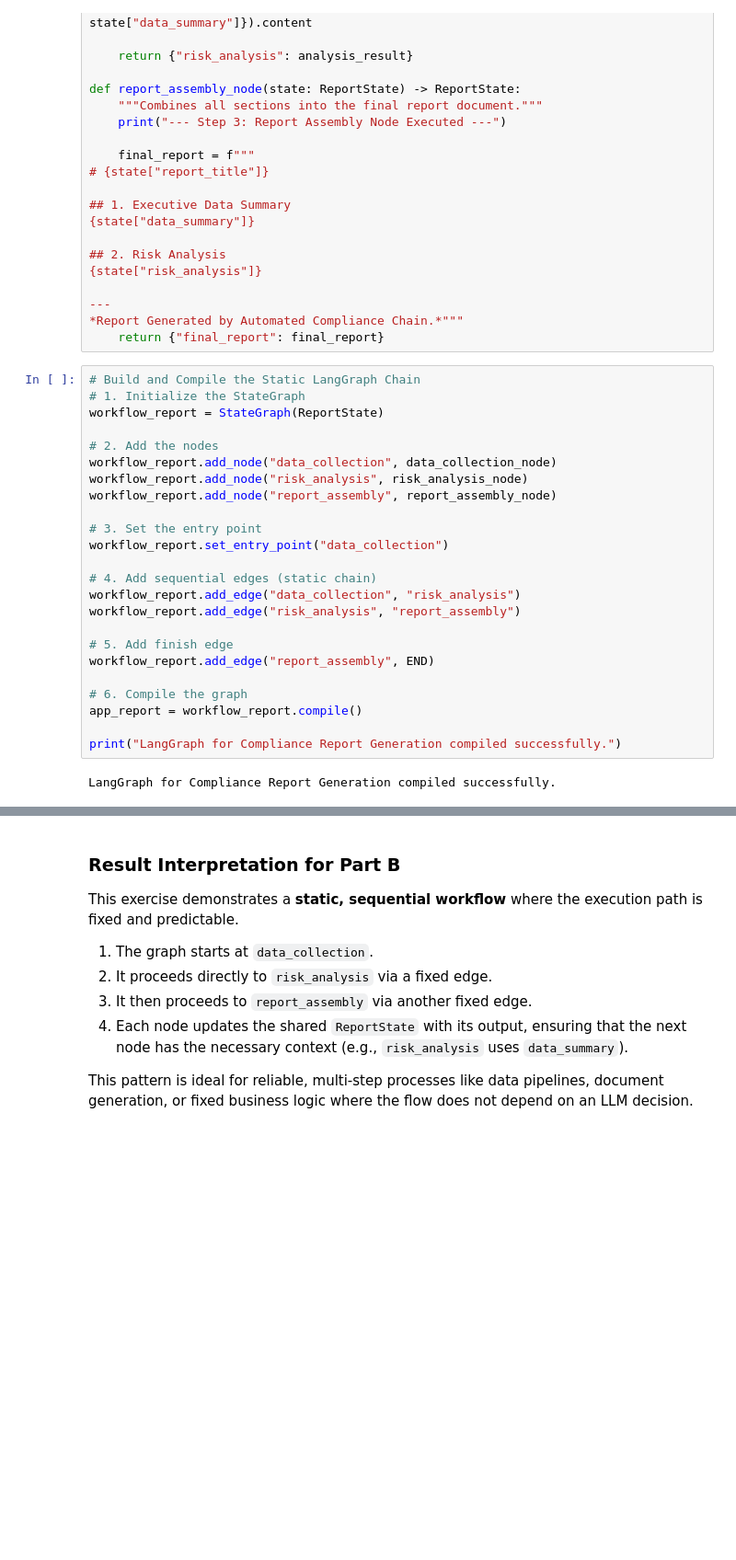
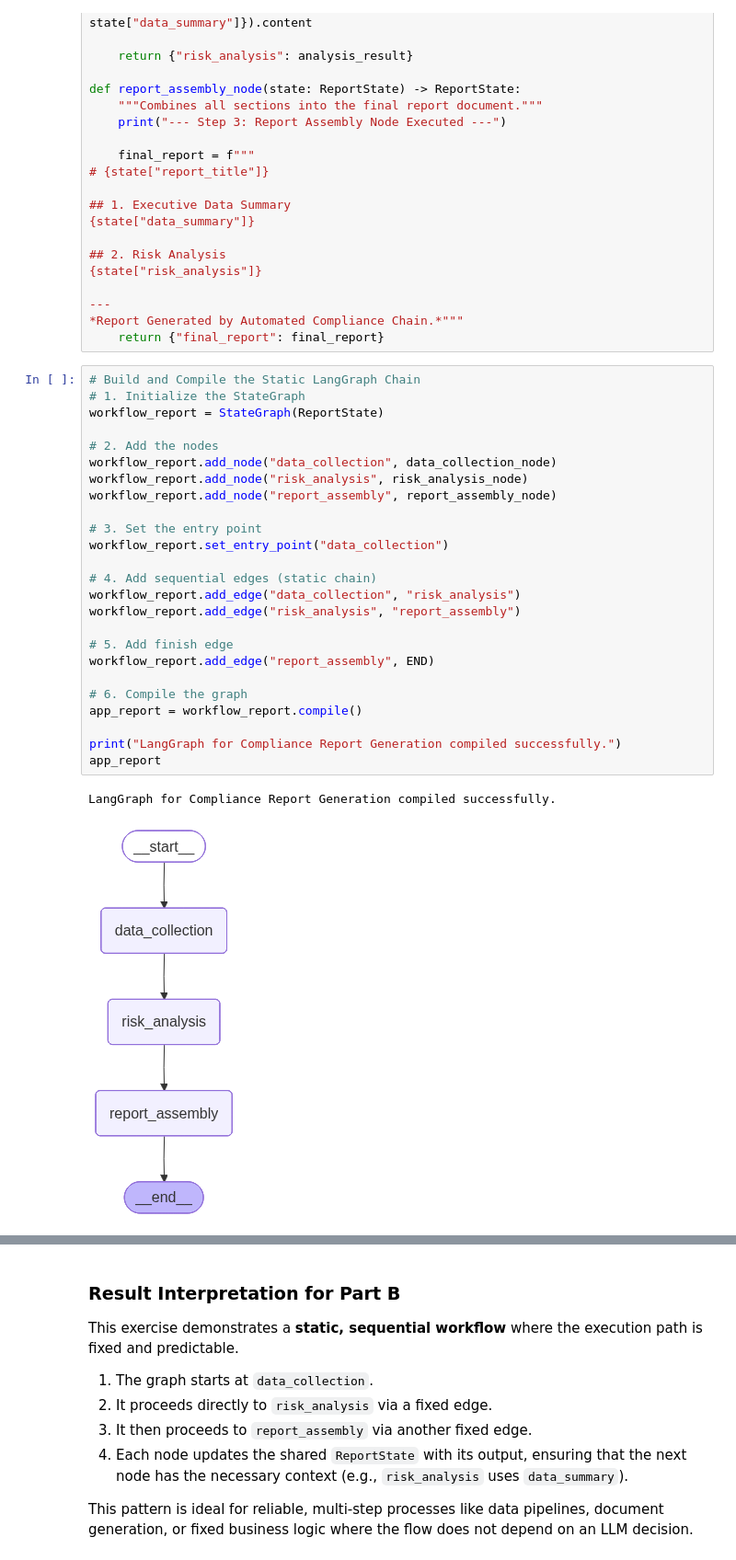
Before and after one commit to anshupandey/FIL_Generative_AI_NOV25, a Jupyter notebook: course2/M3_Langgraph_Client_Query_Routing_Compliance_Report_Automation.ipynb, the cells around one changed output, grey strips where cells are left out. Shown at 92% size. Saved outputs shown, nothing was run; the diff lists cells and outputs as text; blank space fills up the shorter version.

```diff
--- a/course2/M3_Langgraph_Client_Query_Routing_Compliance_Report_Automation.ipynb
+++ b/course2/M3_Langgraph_Client_Query_Routing_Compliance_Report_Automation.ipynb
@@ -296,29 +302,31 @@ def report_assembly_node(state: ReportState) -> ReportState:
 # %%
 # Build and Compile the Static LangGraph Chain
 # 1. Initialize the StateGraph
 workflow_report = StateGraph(ReportState)
 
 # 2. Add the nodes
 workflow_report.add_node("data_collection", data_collection_node)
 workflow_report.add_node("risk_analysis", risk_analysis_node)
 workflow_report.add_node("report_assembly", report_assembly_node)
 
 # 3. Set the entry point
 workflow_report.set_entry_point("data_collection")
 
 # 4. Add sequential edges (static chain)
 workflow_report.add_edge("data_collection", "risk_analysis")
 workflow_report.add_edge("risk_analysis", "report_assembly")
 
 # 5. Add finish edge
 workflow_report.add_edge("report_assembly", END)
 
 # 6. Compile the graph
 app_report = workflow_report.compile()
 
 print("LangGraph for Compliance Report Generation compiled successfully.")
+app_report
 # %% [output]
 LangGraph for Compliance Report Generation compiled successfully.
+[figure, added]
 # %%
 # Run the Static Graph and print the final report
 # Initial state with the report title
```
Also changed, not shown: parts of 7 cells of this notebook, 23 other files.
